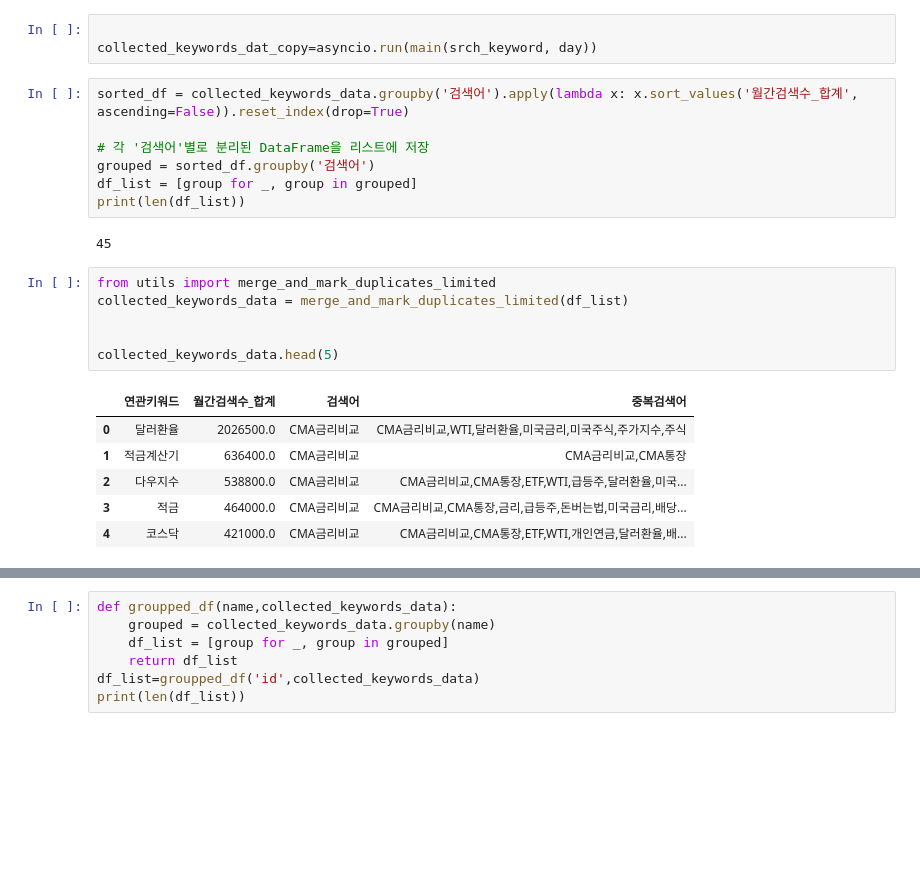
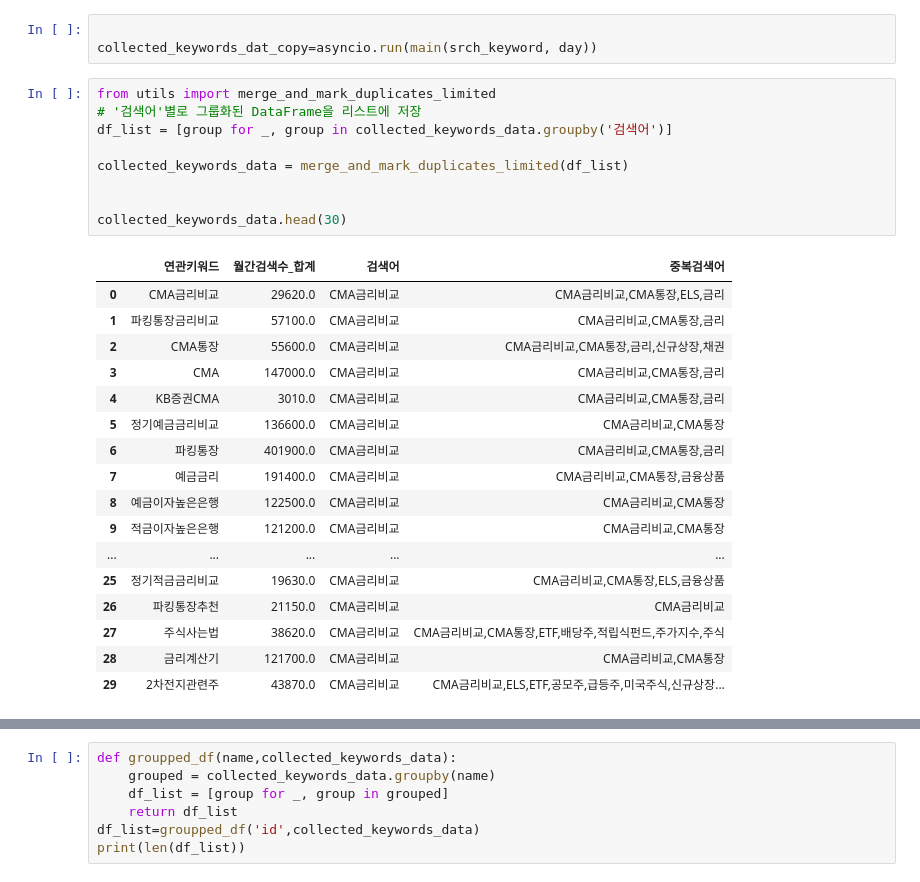
Before and after one commit to rse112/FinTrendX, a Jupyter notebook: main_file.ipynb, the cells around one changed output, grey strips where cells are left out. Saved outputs shown, nothing was run; the diff lists cells and outputs as text; blank space fills up the shorter version.

```diff
--- a/main_file.ipynb
+++ b/main_file.ipynb
@@ -114,28 +115,33 @@ collected_keywords_data=asyncio.run(main(srch_keyword, day))
 # %%
 
 collected_keywords_dat_copy=asyncio.run(main(srch_keyword, day))
-# %%
-sorted_df = collected_keywords_data.groupby('검색어').apply(lambda x: x.sort_values('월간검색수_합계', ascending=False)).reset_index(drop=True)
-
-# 각 '검색어'별로 분리된 DataFrame을 리스트에 저장
-grouped = sorted_df.groupby('검색어')
-df_list = [group for _, group in grouped]
-print(len(df_list))
-# %% [output]
-45
 # %%
 from utils import merge_and_mark_duplicates_limited
+# '검색어'별로 그룹화된 DataFrame을 리스트에 저장
+df_list = [group for _, group in collected_keywords_data.groupby('검색어')]
+
 collected_keywords_data = merge_and_mark_duplicates_limited(df_list)
 
 
-collected_keywords_data.head(5)
+collected_keywords_data.head(30)
 # %% [output]
 |  | 연관키워드 | 월간검색수_합계 | 검색어 | 중복검색어 |
-| 0 | 달러환율 | 2026500.0 | CMA금리비교 | CMA금리비교,WTI,달러환율,미국금리,미국주식,주가지수,주식 |
-| 1 | 적금계산기 | 636400.0 | CMA금리비교 | CMA금리비교,CMA통장 |
-| 2 | 다우지수 | 538800.0 | CMA금리비교 | CMA금리비교,CMA통장,ETF,WTI,급등주,달러환율,미국... |
-| 3 | 적금 | 464000.0 | CMA금리비교 | CMA금리비교,CMA통장,금리,급등주,돈버는법,미국금리,배당... |
-| 4 | 코스닥 | 421000.0 | CMA금리비교 | CMA금리비교,CMA통장,ETF,WTI,개인연금,달러환율,배... |
+| 0 | CMA금리비교 | 29620.0 | CMA금리비교 | CMA금리비교,CMA통장,ELS,금리 |
+| 1 | 파킹통장금리비교 | 57100.0 | CMA금리비교 | CMA금리비교,CMA통장,금리 |
+| 2 | CMA통장 | 55600.0 | CMA금리비교 | CMA금리비교,CMA통장,금리,신규상장,채권 |
+| 3 | CMA | 147000.0 | CMA금리비교 | CMA금리비교,CMA통장,금리 |
+| 4 | KB증권CMA | 3010.0 | CMA금리비교 | CMA금리비교,CMA통장,금리 |
+| 5 | 정기예금금리비교 | 136600.0 | CMA금리비교 | CMA금리비교,CMA통장 |
+| 6 | 파킹통장 | 401900.0 | CMA금리비교 | CMA금리비교,CMA통장,금리 |
+| 7 | 예금금리 | 191400.0 | CMA금리비교 | CMA금리비교,CMA통장,금융상품 |
+| 8 | 예금이자높은은행 | 122500.0 | CMA금리비교 | CMA금리비교,CMA통장 |
+| 9 | 적금이자높은은행 | 121200.0 | CMA금리비교 | CMA금리비교,CMA통장 |
+| ... | ... | ... | ... | ... |
+| 25 | 정기적금금리비교 | 19630.0 | CMA금리비교 | CMA금리비교,CMA통장,ELS,금융상품 |
+| 26 | 파킹통장추천 | 21150.0 | CMA금리비교 | CMA금리비교 |
+| 27 | 주식사는법 | 38620.0 | CMA금리비교 | CMA금리비교,CMA통장,ETF,배당주,적립식펀드,주가지수,주식 |
+| 28 | 금리계산기 | 121700.0 | CMA금리비교 | CMA금리비교,CMA통장 |
+| 29 | 2차전지관련주 | 43870.0 | CMA금리비교 | CMA금리비교,ELS,ETF,공모주,급등주,미국주식,신규상장... |
 # %%
 import utils
 
```
Also changed, not shown: parts of 39 cells of this notebook, 8 other files.
